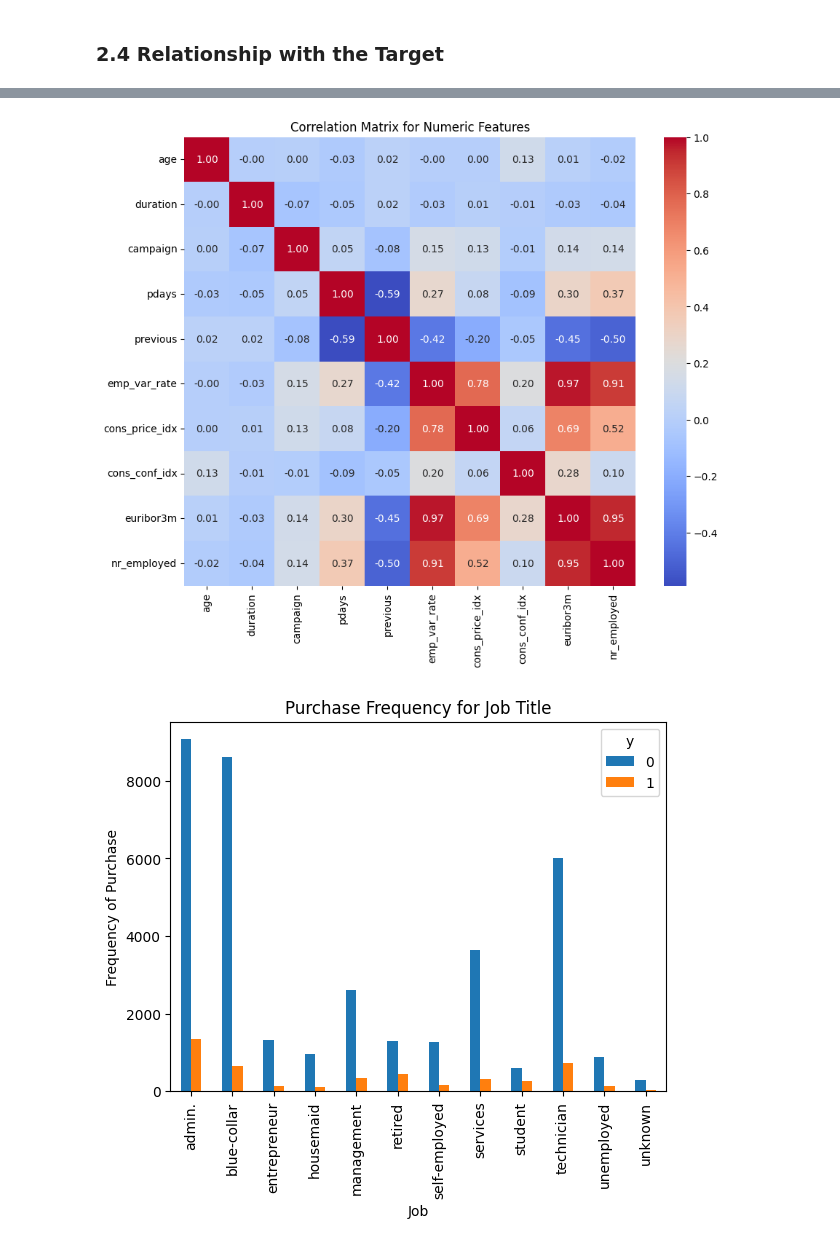
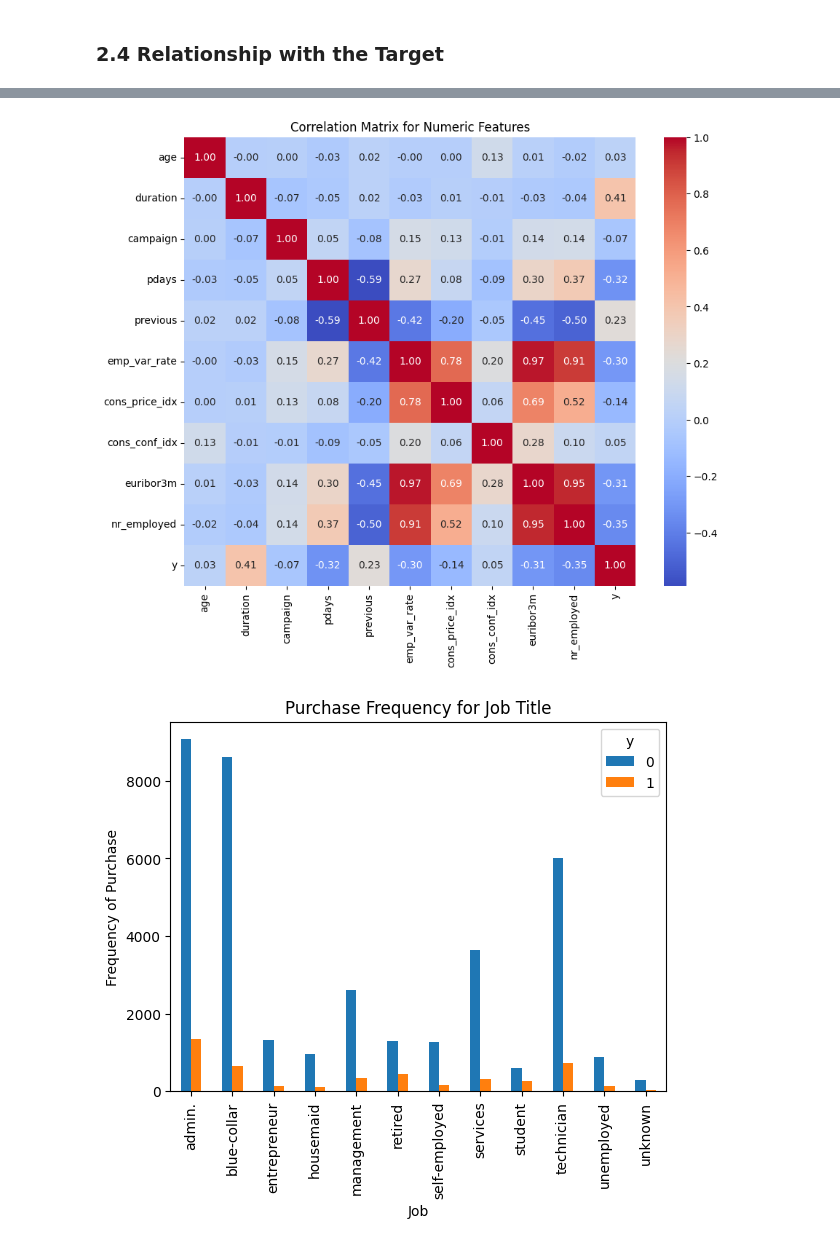
Before and after one commit to LeonardooAlves/WM9G1-BDAI, a Jupyter notebook: Week 2/2_Logistic_Regression.ipynb, the cells around one changed output, grey strips where cells are left out. Drawn from its saved outputs; the diff is of its cells as text; code cells hidden in the pictures.

```diff
--- a/Week 2/2_Logistic_Regression.ipynb
+++ b/Week 2/2_Logistic_Regression.ipynb
@@ -56,0 +33,4 @@ Target (y):   (41188,)  — already encoded as 0 and 1
+# %%
+# Load the dataset
+df = pd.read_csv("banking.csv")
+print("Loaded:", df.shape)
@@ -164,8 +158,8 @@ This means accuracy alone will be misleading!
 ### 2.3 Feature Overview
 # %%
 # Identify column types from the FEATURES only (not including target)
-numeric_cols = X.select_dtypes(include=['int64', 'float64']).columns.tolist()
-categorical_cols = X.select_dtypes(include=['object', 'category']).columns.tolist()
+numeric_cols = df.select_dtypes(include=['int64', 'float64']).columns.tolist()
+categorical_cols = df.select_dtypes(include=['object', 'category']).columns.tolist()
 
 print(f'Numeric features ({len(numeric_cols)}):    {numeric_cols}')
 print(f'Categorical features ({len(categorical_cols)}): {categorical_cols}')
@@ -245,15 +238,15 @@ grouped
 | 1 | 40.913147 | 553.191164 | 2.051724 | 792.035560 | 0.492672 | -1.233448 | 93.354386 | -39.789784 | ... |
 # %%
 # Calculate the correlation matrix for numeric features
-corr_matrix = X[numeric_cols].corr()
+corr_matrix = df[numeric_cols].corr()
 
 # Plotting the correlation matrix
 plt.figure(figsize=(10, 8))
 sns.heatmap(corr_matrix, annot=True, cmap='coolwarm', fmt='.2f', cbar=True)
 plt.title('Correlation Matrix for Numeric Features')
 plt.show()
 # %% [output]
-[figure, old version]
+[figure, new version]
 # %%
 pd.crosstab(df.job,df.y).plot(kind='bar')
 plt.title('Purchase Frequency for Job Title')
```
Also changed, not shown: parts of 31 cells of this notebook.
